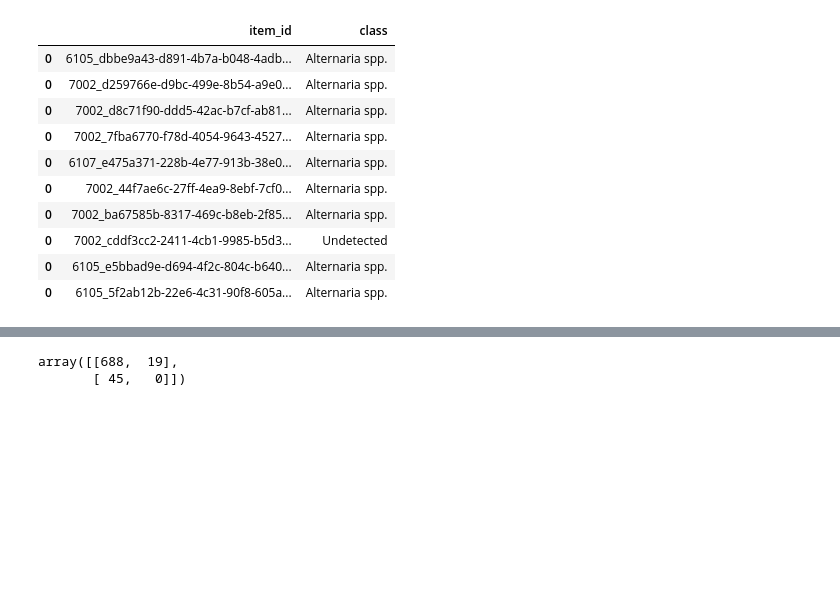
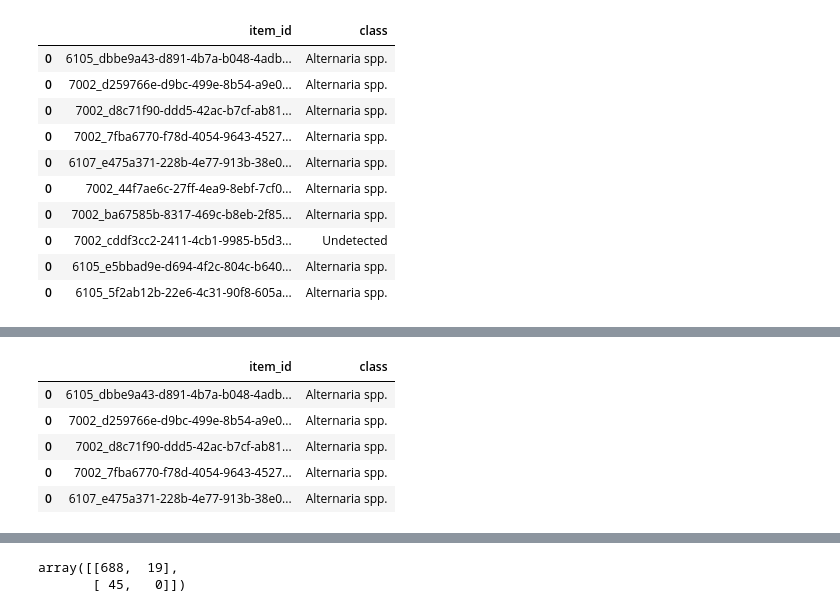
Before and after one commit to ramonpzg/agri_challenge, a Jupyter notebook: exploration.ipynb, the cells around one changed output, grey strips where cells are left out. Saved outputs shown, nothing was run; the diff lists cells and outputs as text; code cells hidden in the pictures; blank space fills up the shorter version.

```diff
--- a/exploration.ipynb
+++ b/exploration.ipynb
@@ -259,0 +330,10 @@ if __name__ == "__main__":
+# %%
+df_truth = pd.read_parquet(join("data", "interim", "actuals_table.parquet"))
+df_truth.head()
+# %% [output]
+|  | item_id | class |
+| 0 | 6105_dbbe9a43-d891-4b7a-b048-4adb... | Alternaria spp. |
+| 0 | 7002_d259766e-d9bc-499e-8b54-a9e0... | Alternaria spp. |
+| 0 | 7002_d8c71f90-ddd5-42ac-b7cf-ab81... | Alternaria spp. |
+| 0 | 7002_7fba6770-f78d-4054-9643-4527... | Alternaria spp. |
+| 0 | 6107_e475a371-228b-4e77-913b-38e0... | Alternaria spp. |
```
Also changed, not shown: parts of 95 cells of this notebook.
